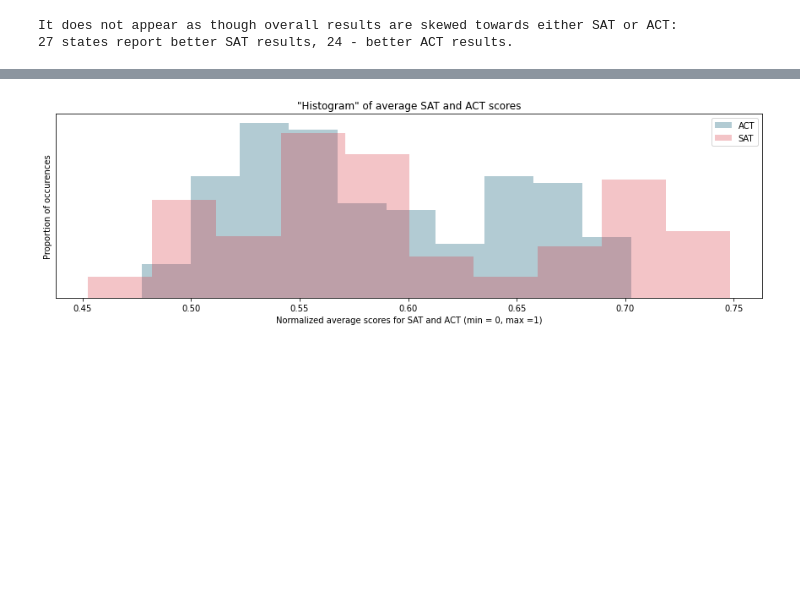
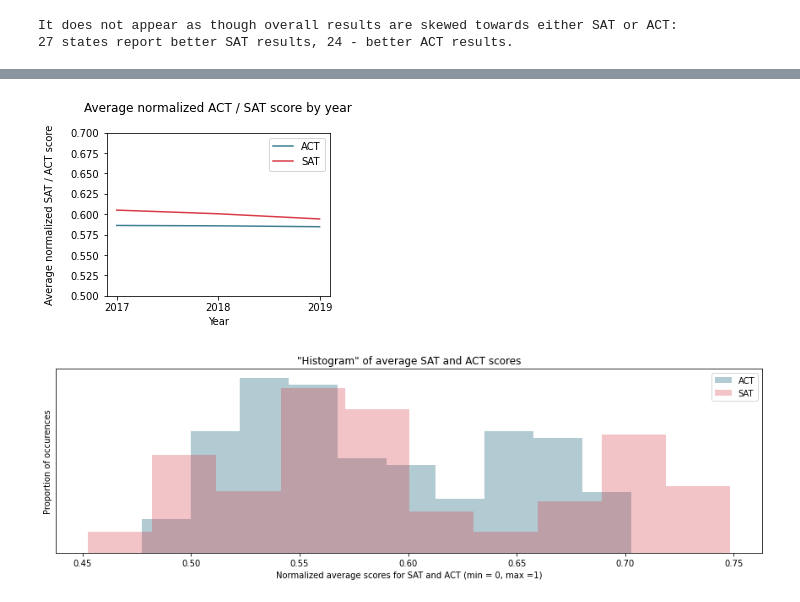
Before and after one commit to Marrrta/SAT_vs_ACT, a Jupyter notebook: code/Project_1_Marta_Lew.ipynb, the cells around one changed output, grey strips where cells are left out. Cells and saved outputs as stored; diff of their text form; code cells hidden in the pictures; blank space fills up the shorter version.

```diff
--- a/code/Project_1_Marta_Lew.ipynb
+++ b/code/Project_1_Marta_Lew.ipynb
@@ -871,3 +1028,19 @@ It does not appear as though overall results are skewed towards either SAT or AC
+# %%
+#how about over years? is one getting easier vs the other?
+
+plt.figure(figsize = (4,3))
+sns.lineplot(data = sat_act_df, x = 'year', y = 'total_norm_ACT', err_style = None, markers = 'X', color = (0.2519971417644415, 0.4987337088076726, 0.5751602783606602))
+sns.lineplot(data = sat_act_df, x = 'year', y = 'total_norm_SAT', err_style=None, markers = 'X', color = (0.8510408608937171, 0.23436274952246883, 0.2796010376480583))
+plt.title('Average normalized ACT / SAT score by year\n ')
+plt.xlabel('Year')
+plt.xticks([2017, 2018, 2019])
+plt.ylabel('Average normalized SAT / ACT score\n ')
+plt.ylim(0.5,0.7)
+plt.legend(['ACT', 'SAT'])
+plt.show()
+print(f'')
+# %% [output]
+[figure, added]
 # %%
 plt.figure(figsize = (15,4))
 plt.hist(sat_act_df['total_norm_ACT'], histtype= 'stepfilled', alpha = 0.4, color= (0.2519971417644415, 0.4987337088076726, 0.5751602783606602), density = True)
```
Also changed, not shown: parts of 9 cells of this notebook.
